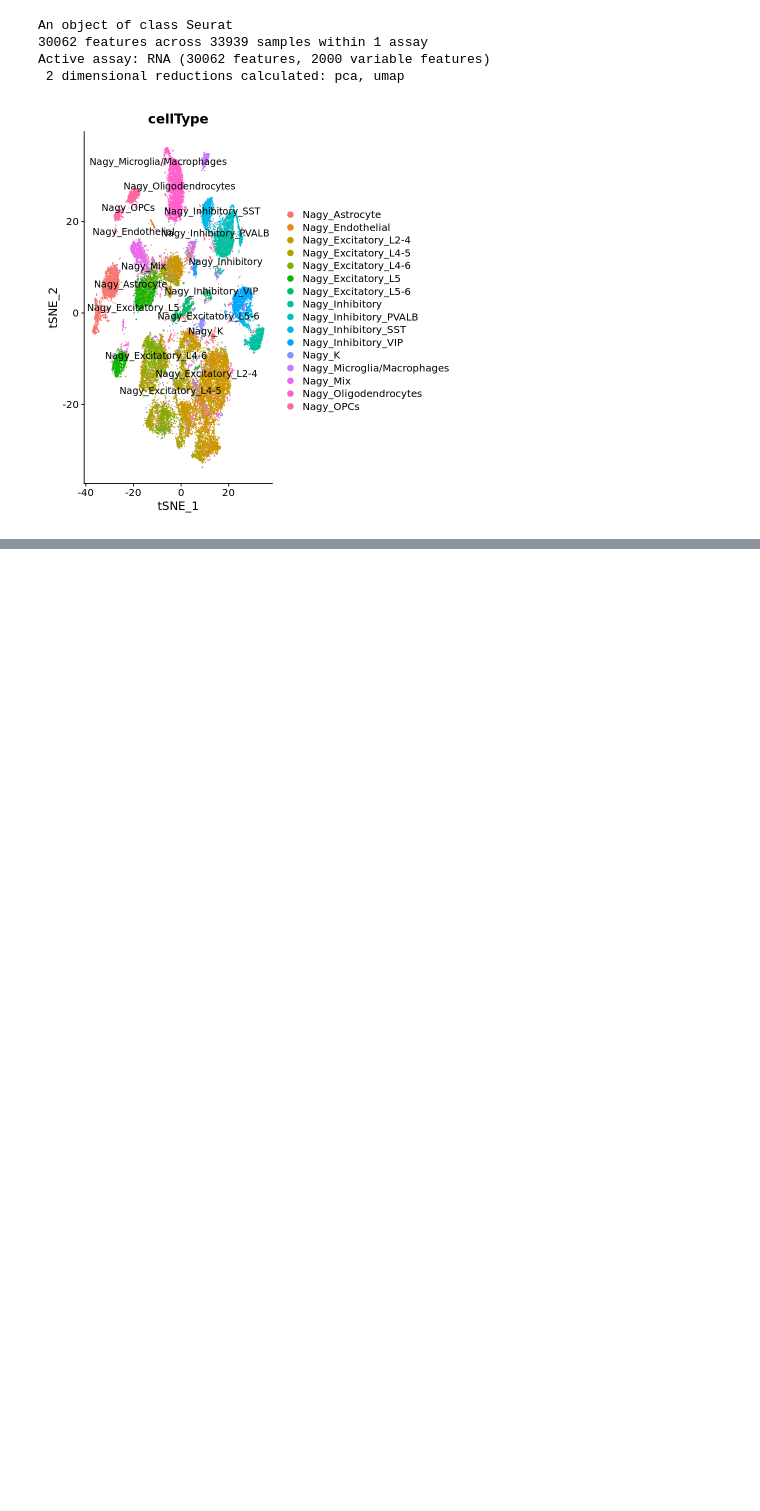
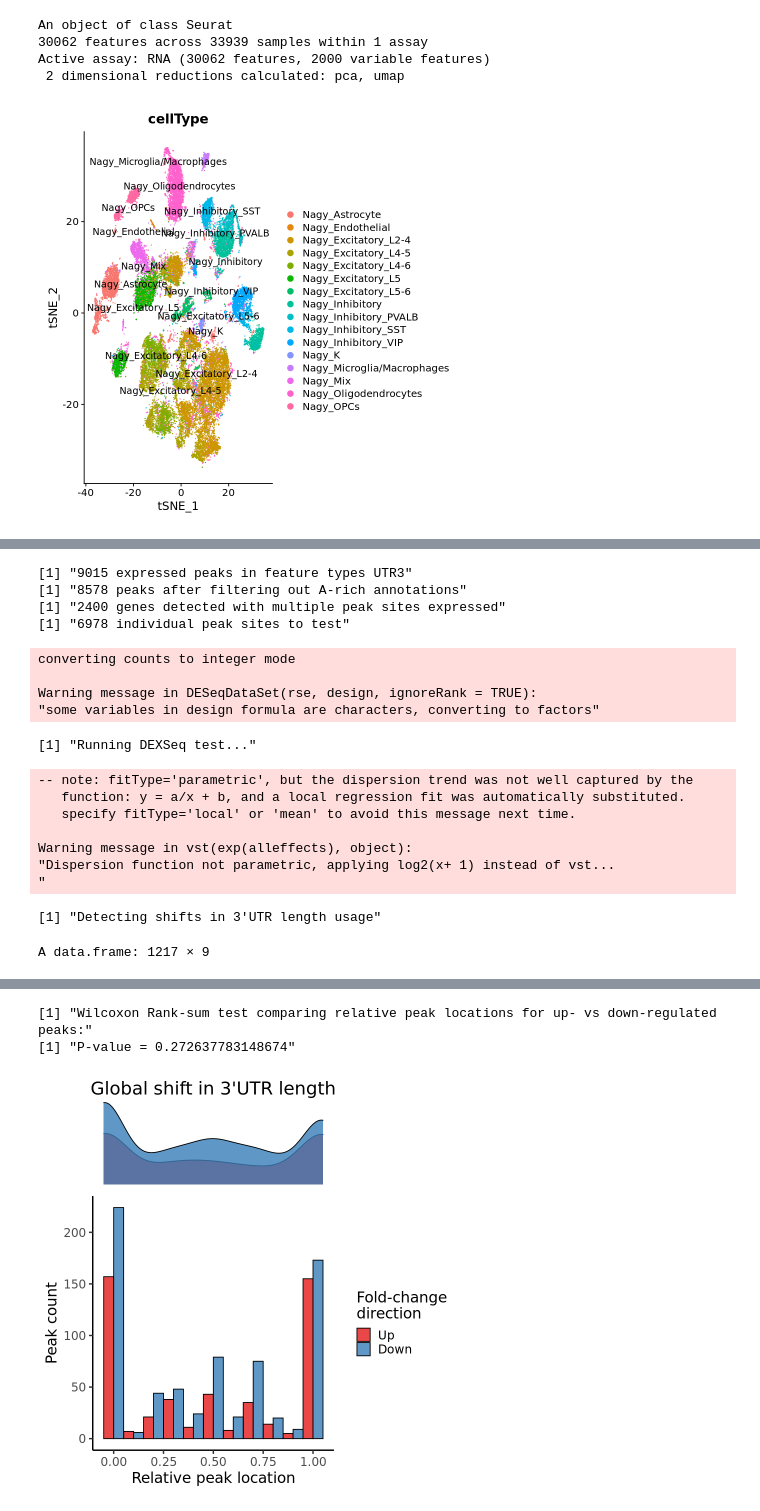
Before and after one commit to AidenSb/APA, a Jupyter notebook: Nagy_seurat_sierra.ipynb, the cells around one changed output, grey strips where cells are left out. Cells and saved outputs as stored; diff of their text form; code cells hidden in the pictures; blank space fills up the shorter version.

```diff
--- a/Nagy_seurat_sierra.ipynb
+++ b/Nagy_seurat_sierra.ipynb
@@ -585,0 +567,10 @@ rownames(ge_so)[10]
+# %%
+reference.file <- '/home/aiden/data/refgenome/refdata-gex-GRCh38-2020-A/genes//genes.gtf'
+gtf_gr <- rtracklayer::import(reference.file)
+gtf_TxDb <- GenomicFeatures::makeTxDbFromGFF(reference.file, format="gtf")
+###########
+peak.annotations <- read.table("sierra_AD_CTnagy/AD_CTnagy_peaks_annotated.txt",
+                               header = TRUE,
+                               sep = "\t",
+                               row.names = 1,
+                               stringsAsFactors = FALSE)
@@ -585,0 +707,6 @@ rownames(ge_so)[10]
+# %%
+peak.counts <- ReadPeakCounts(data.dir = "sierra_AD_CTnagy/KapmannAD_CTnagy_Sierra_aggregate/")
+AD_CT_all_peaks_so <- NewPeakSeurat(peak.data = peak.counts,
+                              annot.info = peak.annotations,
+                              min.cells = 50, min.peaks = 200)
+AD_CT_all_peaks_so
@@ -585,0 +723,5 @@ rownames(ge_so)[10]
+# %%
+AD_CT_all_peaks_so$cells <- Cells(AD_CT_all_peaks_so)
+AD_CT_all_peaks_so_filtered <- subset(AD_CT_all_peaks_so, subset=cells %in%  AD_CT_metadata$cells)
+AD_CT_all_peaks_so_filtered <- AddMetaData(AD_CT_all_peaks_so_filtered, metadata = AD_CT_metadata)
+AD_CT_all_peaks_so_filtered
@@ -585,0 +734,4 @@ rownames(ge_so)[10]
+# %%
+table(AD_CT_all_peaks_so_filtered$main_celltype)
+AD_CT_all_peaks_so_filtered <- SetIdent(AD_CT_all_peaks_so_filtered,
+                                        value = AD_CT_all_peaks_so_filtered$main_celltype)
@@ -585,0 +749,27 @@ rownames(ge_so)[10]
+# %%
+Exc_utr_shift_res <- DetectUTRLengthShift(peaks.object = AD_CT_all_peaks_so_filtered,
+                                      gtf_gr = gtf_gr,
+                                      gtf_TxDb = gtf_TxDb,
+                                      population.1 = 'AD_Excitatory_Neurons',
+                                      population.2 = 'Excitatory_Neurons')
+Exc_utr_shift_res
+PlotUTRLengthShift(Exc_utr_shift_res)
+# %% [output]
+[1] "9015 expressed peaks in feature types UTR3"
+[1] "8578 peaks after filtering out A-rich annotations"
+[1] "2400 genes detected with multiple peak sites expressed"
+[1] "6978 individual peak sites to test"
+converting counts to integer mode
+
+Warning message in DESeqDataSet(rse, design, ignoreRank = TRUE):
+"some variables in design formula are characters, converting to factors"
+[1] "Running DEXSeq test..."
+-- note: fitType='parametric', but the dispersion trend was not well captured by the
+   function: y = a/x + b, and a local regression fit was automatically substituted.
+   specify fitType='local' or 'mean' to avoid this message next time.
+
+Warning message in vst(exp(alleffects), object):
+"Dispersion function not parametric, applying log2(x+ 1) instead of vst...
+"
+[1] "Detecting shifts in 3'UTR length usage"
+A data.frame: 1217 × 9
@@ -585,0 +794,3 @@ rownames(ge_so)[10]
+[1] "Wilcoxon Rank-sum test comparing relative peak locations for up- vs down-regulated peaks:"
+[1] "P-value = 0.272637783148674"
+[figure, added]
```
Also changed, not shown: parts of 46 cells of this notebook, 1 other file.
